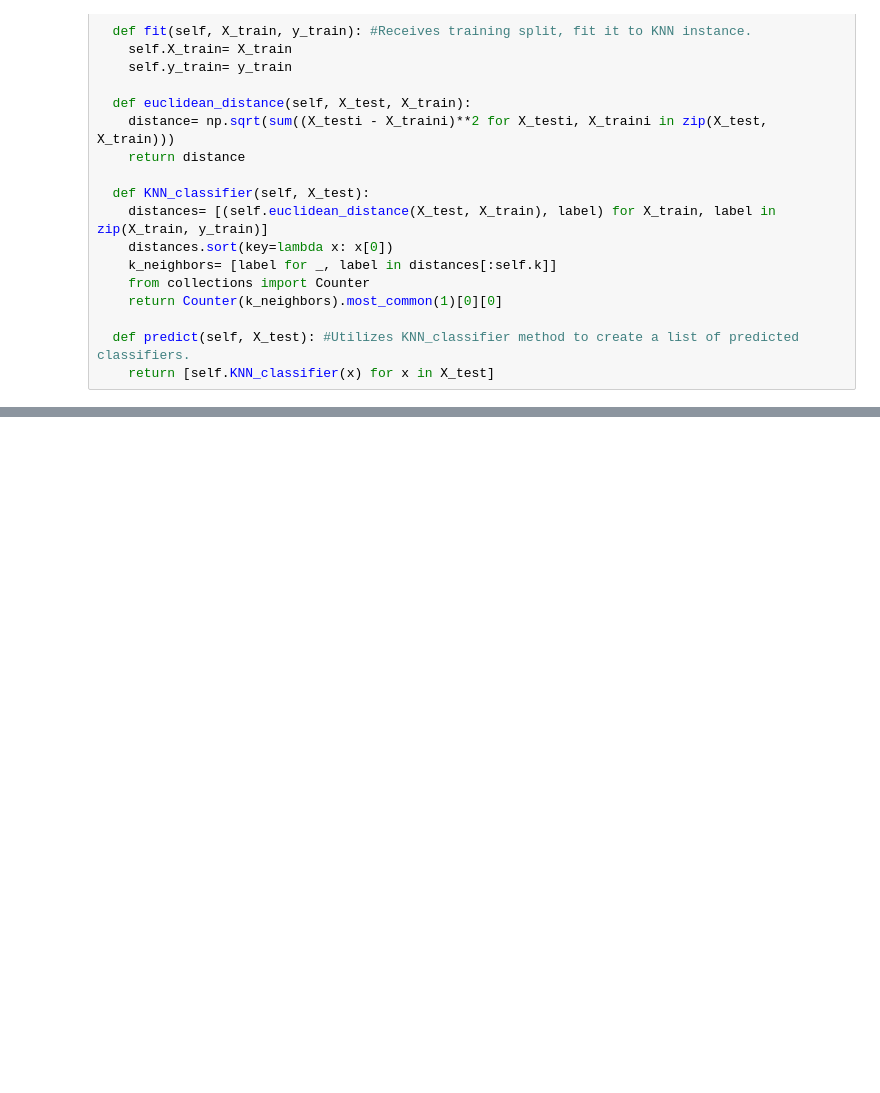
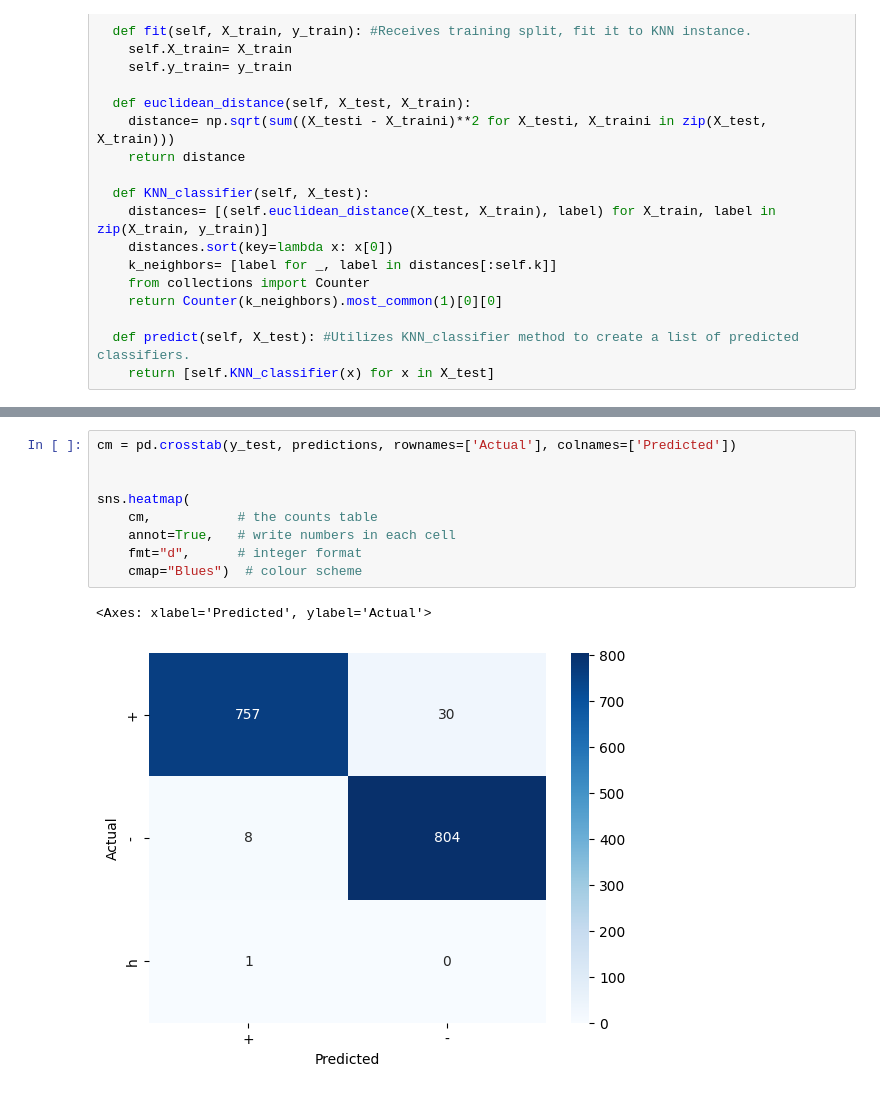
Before and after one commit to drwbkr1/Grad504-K-Nearest-Neighbor-Classifier, a Jupyter notebook: KNN_Project_Notebook.ipynb, the cells around one changed output, grey strips where cells are left out. Saved outputs shown, nothing was run; the diff lists cells and outputs as text; blank space fills up the shorter version.

```diff
--- a/KNN_Project_Notebook.ipynb
+++ b/KNN_Project_Notebook.ipynb
@@ -88,0 +104,12 @@ Accuracy: 0.9733333333333334
+# %%
+cm = pd.crosstab(y_test, predictions, rownames=['Actual'], colnames=['Predicted'])
+
+
+sns.heatmap(
+    cm,           # the counts table
+    annot=True,   # write numbers in each cell
+    fmt="d",      # integer format
+    cmap="Blues")  # colour scheme
+# %% [output]
+<Axes: xlabel='Predicted', ylabel='Actual'>
+[figure, added]
```
Also changed, not shown: parts of 3 cells of this notebook.
